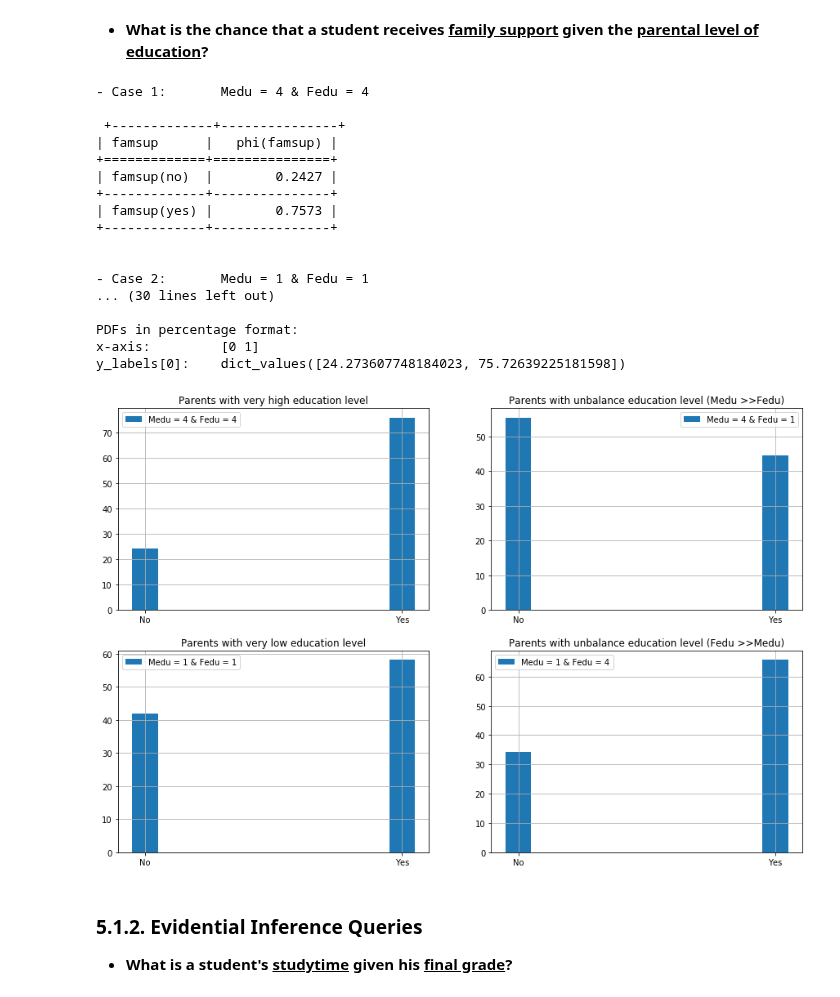
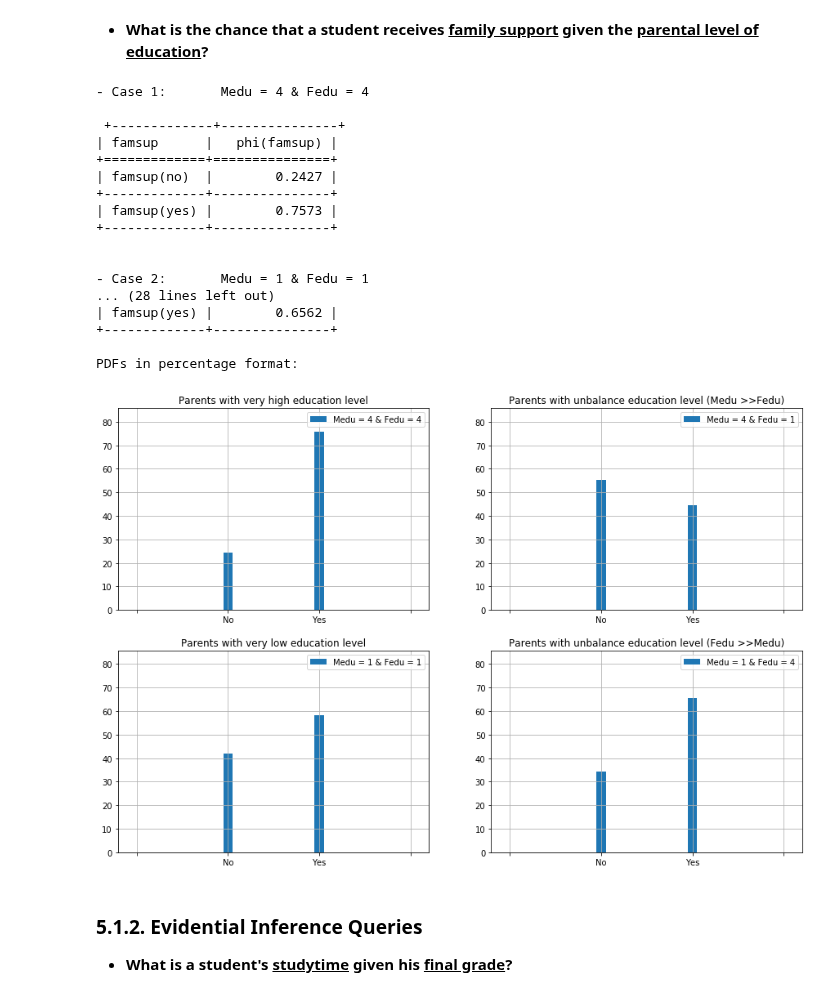
Before and after one commit to Mikalb98/StudentAnalysis-BayesianNetwork, a Jupyter notebook: Bayesian Model.ipynb, the cells around one changed output. Drawn from its saved outputs; the diff is of its cells as text; code cells hidden in the pictures.

```diff
--- a/Bayesian Model.ipynb
+++ b/Bayesian Model.ipynb
@@ -2049,20 +2049,22 @@ def plot_pdf(rows, cols, titles, pdf_legends, figsize, x_ticklabels, diz):
     #define axis' labels and values:
     x_axis = np.arange(len(x_ticklabels))
 
-    print(f"x-axis: \t{x_axis}")
     y_labels = []
+    max_height = []
 
     for k in range(len(diz)):
         y_labels.append(diz[k].values())
 
-    print(f"y_labels[0]: \t{y_labels[0]}")
+        max_height.append(max(list(diz[k].values())))
 
+    max_height = max(max_height)+10
     #iteratively create subplots:
     index = 0
 
     if rows == 1:
         for i in range(cols):
             ax[i].bar(x_axis, y_labels[index], tick_label = x_ticklabels, label = pdf_legends[index], width = 0.1)
+            ax[i].set_ylim(top=max_height)
             ax[i].grid()
             ax[i].legend()
             ax[i].set_title(titles[index])
@@ -2073,6 +2075,7 @@ def plot_pdf(rows, cols, titles, pdf_legends, figsize, x_ticklabels, diz):
         for j in range(cols):
             for i in range(rows):
                 ax[i,j].bar(x_axis, y_labels[index], tick_label = x_ticklabels, label = pdf_legends[index], width = 0.1)
+                ax[i,j].set_ylim(top=max_height)
                 ax[i,j].grid()
                 ax[i,j].legend()
                 ax[i,j].set_title(titles[index])
@@ -2394,30 +2390,34 @@ print(f"\n\n- Case 4: \tMedu = 1 & Fedu = 4\n\n {q4_4}")
 
 
 #Setting y values of first dictionary:
-diz1 = dict({
+diz1 = dict({" ": 0,
              "no": q4_1.values[0]*100,
-             "yes": q4_1.values[1]*100
+             "yes": q4_1.values[1]*100,
+             "": 0
             })
 
 
 #Setting y values of second dictionary:
-diz2 = dict({
+diz2 = dict({" ": 0,
              "no": q4_2.values[0]*100,
              "yes": q4_2.values[1]*100,
+             "": 0
             })
 
 
 #Setting y values of third dictionary:
-diz3 = dict({
+diz3 = dict({" ": 0,
              "no": q4_3.values[0]*100,
              "yes": q4_3.values[1]*100,
+             "": 0
             })
 
 
 #Setting y values of fourth dictionary:
-diz4 = dict({
+diz4 = dict({" ": 0,
              "no": q4_4.values[0]*100,
              "yes": q4_4.values[1]*100,
+             "": 0
             })
 
 #Variables to plot PDFs:
@@ -2436,39 +2436,41 @@ pdf_legends = ['Medu = 4 & Fedu = 4',
 
 figsize = (15,10)
 diz = [diz1, diz2, diz3, diz4]
-x_ticklabels = ["No",
+x_ticklabels = [" ",
+                "No",
                 "Yes",
+                " "
                ]
 
 
 #plot all the PDFs:
 print("\nPDFs in percentage format:")
 plot_pdf(rows = rows,
          cols = cols,
          titles = titles,
          pdf_legends = pdf_legends,
          figsize = figsize,
          x_ticklabels = x_ticklabels,
          diz = diz)
 # %% [output]
 - Case 1:       Medu = 4 & Fedu = 4
 
  +-------------+---------------+
 | famsup      |   phi(famsup) |
 +=============+===============+
 | famsup(no)  |        0.2427 |
 +-------------+---------------+
 | famsup(yes) |        0.7573 |
 +-------------+---------------+
 
 
 - Case 2:       Medu = 1 & Fedu = 1
-... (30 lines left out)
+... (28 lines left out)
+| famsup(yes) |        0.6562 |
++-------------+---------------+
 
 PDFs in percentage format:
-x-axis:         [0 1]
-y_labels[0]:    dict_values([24.273607748184023, 75.72639225181598])
-[figure, old version]
+[figure, new version]
 # %% [markdown]
 ### 5.1.2. Evidential Inference Queries
 
```
Also changed, not shown: parts of 11 cells of this notebook.
